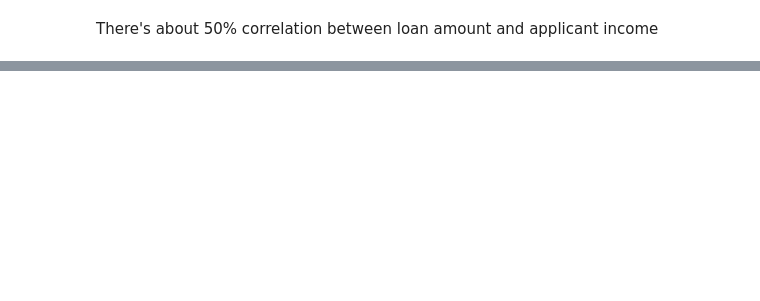
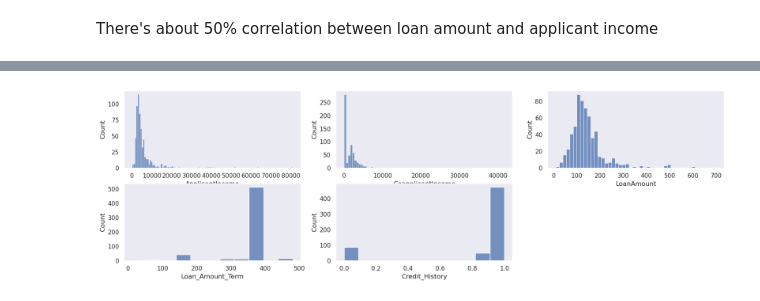
Before and after one commit to nedu10/Regression-and-Classification, a Jupyter notebook: Classification/Loan Prediction/main.ipynb, the cells around one changed output, grey strips where cells are left out. Saved outputs shown, nothing was run; the diff lists cells and outputs as text; code cells hidden in the pictures; blank space fills up the shorter version.

```diff
--- a/Classification/Loan Prediction/main.ipynb
+++ b/Classification/Loan Prediction/main.ipynb
@@ -199,0 +336,9 @@ There's about 50% correlation between loan amount and applicant income
+# %%
+plt.figure(figsize=(20,15))
+for i,col in enumerate(numeric_columns):
+    plt.subplot(5,3,i+1)
+    sns.set_style('dark')
+    sns.histplot(train_data[col])
+plt.show()
+# %% [output]
+[figure, added]
```
Also changed, not shown: parts of 40 cells of this notebook.
